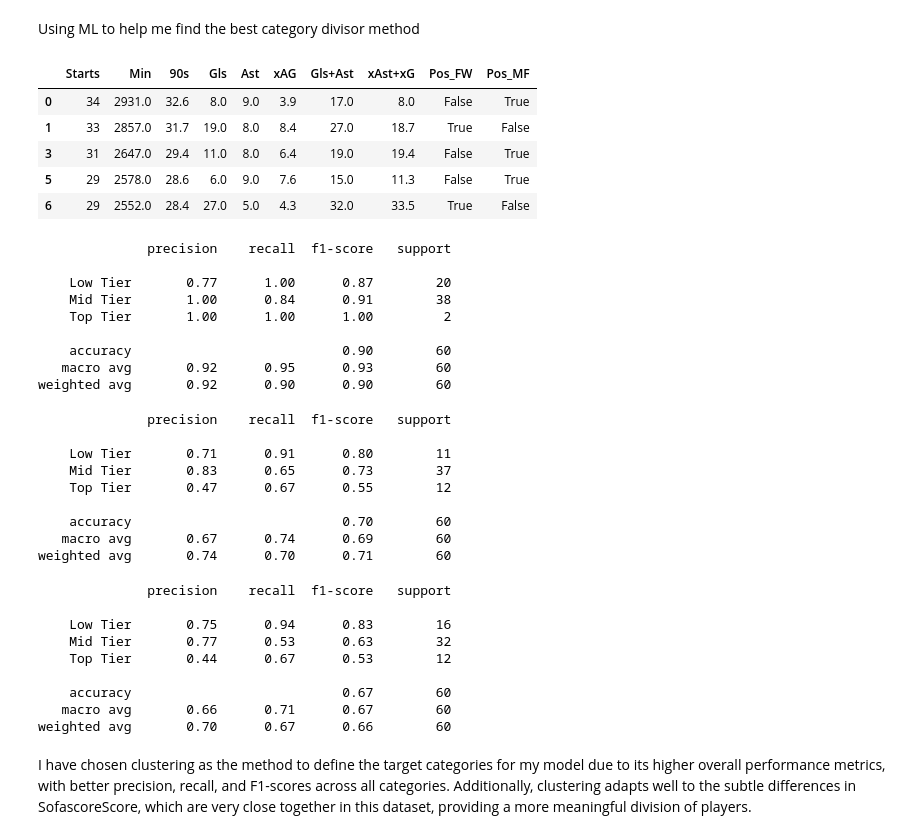
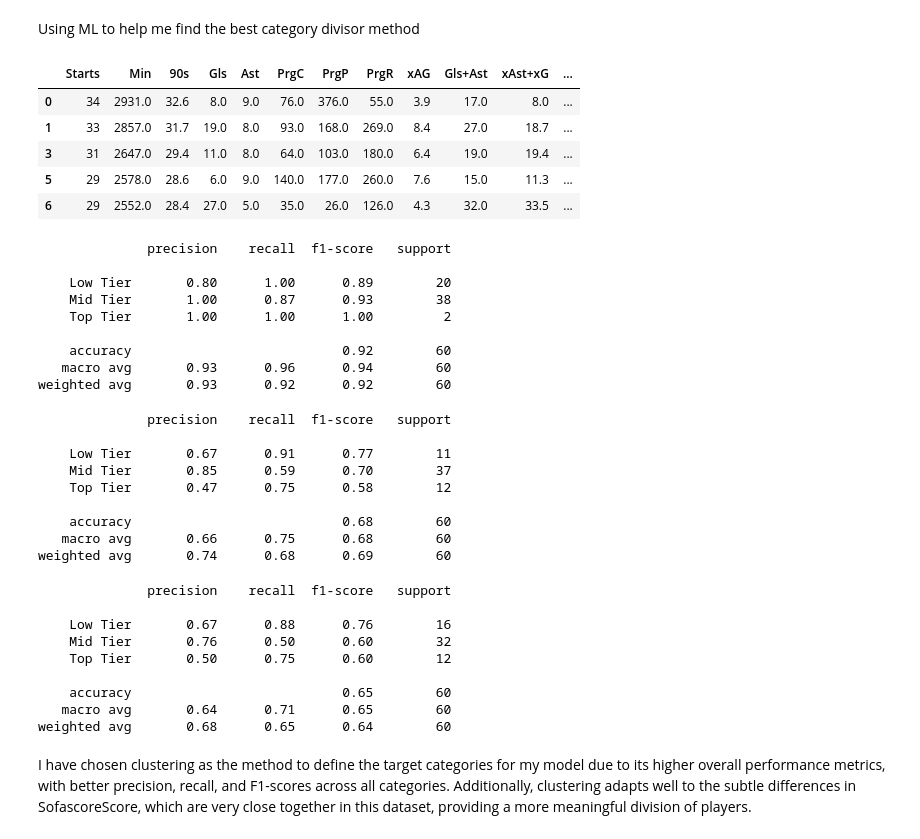
Before and after one commit to jpedrocf/MachineLearningMVP, a Jupyter notebook: PremierLeagueMVP.ipynb, the cells around one changed output. Cells and saved outputs as stored; diff of their text form; code cells hidden in the pictures.

```diff
--- a/PremierLeagueMVP.ipynb
+++ b/PremierLeagueMVP.ipynb
@@ -86,7 +86,7 @@ Index(['Player', 'Nation', 'Pos', 'Age', 'MP', 'Starts', 'Min', '90s', 'Gls',
 # %% [markdown]
 ### Column Selection
 # %%
-players_df = players_df_merged[['Player', 'Nation', 'Team', 'Pos', 'Age', 'Starts', 'Min', '90s', 'Gls', 'Ast', 'CrdY', 'CrdR', 'xG', 'xAG', 'SofascoreScore']]
+players_df = players_df_merged[['Player', 'Nation', 'Team', 'Pos', 'Age', 'Starts', 'Min', '90s', 'Gls', 'Ast', 'CrdY', 'CrdR', 'PrgC', 'PrgP', 'PrgR', 'xG', 'xAG', 'SofascoreScore']]
 # %%
 players_df['Gls+Ast'] = players_df['Gls'] + players_df['Ast']
 players_df['xAst+xG'] = players_df['xAG'] + players_df['xG']
@@ -167,11 +167,15 @@ The players we saw above changed clubs during the 23/24 season, and the player's
 # %%
 # Group by player and sum the specified columns
 
-sum_columns = ['Starts', 'Min', '90s', 'Gls', 'Ast', 'CrdY', 'CrdR', 'xG', 'xAG', 'xAst+xG', 'Gls+Ast']
+sum_columns = ['Starts', 'Min', '90s', 'Gls', 'Ast', 'CrdY', 'CrdR', 'xG', 'xAG', 'xAst+xG', 'Gls+Ast', 'PrgC', 'PrgP', 'PrgR']
 players_df_summed = players_df.copy()
 players_df_summed[sum_columns] = players_df.groupby('Player')[sum_columns].transform('sum')
 
 players_df = players_df_summed
+# %%
+players_df['PrgCPer90'] = players_df['PrgC'] / players_df['90s']
+players_df['PrgPPer90'] = players_df['PrgP'] / players_df['90s']
+players_df['PrgRPer90'] = players_df['PrgR'] / players_df['90s']
 # %%
 def calculate_effectiveness(row):
     if row['Gls+Ast'] == 0 and row['xAst+xG'] == 0:
@@ -258,3 +272,7 @@ dtype: int64
+# %%
+players_df  = players_df.dropna(subset=['PrgPPer90'])
+players_df  = players_df.dropna(subset=['PrgCPer90'])
+players_df  = players_df.dropna(subset=['PrgRPer90'])
 # %%
 # Missingno
 
@@ -570,16 +605,16 @@ Using ML to help me find the best category divisor method
 # %%
 # Creating the Features Dataframe
 
-features_player = players_df_final_encoded.drop(columns=['Player', 'Nation', 'Team', 'SofascoreScore', 'Category Quartile', 'Category Absolute', 'Category Cluster', 'CrdY', 'CrdR', 'Effectiveness', 'Age', 'xG'])
+features_player = players_df_final_encoded.drop(columns=['Player', 'Nation', 'Team', 'SofascoreScore', 'Category Quartile', 'Category Absolute', 'Category Cluster', 'CrdY', 'CrdR', 'Effectiveness', 'Age', 'xG', 'PrgRPer90', 'PrgPPer90', 'PrgCPer90'])
 
 features_player.head()
 # %% [output]
-|  | Starts | Min | 90s | Gls | Ast | xAG | Gls+Ast | xAst+xG | Pos_FW | Pos_MF |
-| 0 | 34 | 2931.0 | 32.6 | 8.0 | 9.0 | 3.9 | 17.0 | 8.0 | False | True |
-| 1 | 33 | 2857.0 | 31.7 | 19.0 | 8.0 | 8.4 | 27.0 | 18.7 | True | False |
-| 3 | 31 | 2647.0 | 29.4 | 11.0 | 8.0 | 6.4 | 19.0 | 19.4 | False | True |
-| 5 | 29 | 2578.0 | 28.6 | 6.0 | 9.0 | 7.6 | 15.0 | 11.3 | False | True |
-| 6 | 29 | 2552.0 | 28.4 | 27.0 | 5.0 | 4.3 | 32.0 | 33.5 | True | False |
+|  | Starts | Min | 90s | Gls | Ast | PrgC | PrgP | PrgR | xAG | Gls+Ast | xAst+xG | ... |
+| 0 | 34 | 2931.0 | 32.6 | 8.0 | 9.0 | 76.0 | 376.0 | 55.0 | 3.9 | 17.0 | 8.0 | ... |
+| 1 | 33 | 2857.0 | 31.7 | 19.0 | 8.0 | 93.0 | 168.0 | 269.0 | 8.4 | 27.0 | 18.7 | ... |
+| 3 | 31 | 2647.0 | 29.4 | 11.0 | 8.0 | 64.0 | 103.0 | 180.0 | 6.4 | 19.0 | 19.4 | ... |
+| 5 | 29 | 2578.0 | 28.6 | 6.0 | 9.0 | 140.0 | 177.0 | 260.0 | 7.6 | 15.0 | 11.3 | ... |
+| 6 | 29 | 2552.0 | 28.4 | 27.0 | 5.0 | 35.0 | 26.0 | 126.0 | 4.3 | 32.0 | 33.5 | ... |
 # %%
 # Features and Target
 
@@ -604,13 +639,13 @@ print(classification_report(y_test, y_pred))
 # %% [output]
               precision    recall  f1-score   support
 
-    Low Tier       0.77      1.00      0.87        20
-    Mid Tier       1.00      0.84      0.91        38
+    Low Tier       0.80      1.00      0.89        20
+    Mid Tier       1.00      0.87      0.93        38
     Top Tier       1.00      1.00      1.00         2
 
-    accuracy                           0.90        60
-   macro avg       0.92      0.95      0.93        60
-weighted avg       0.92      0.90      0.90        60
+    accuracy                           0.92        60
+   macro avg       0.93      0.96      0.94        60
+weighted avg       0.93      0.92      0.92        60
 # %%
 # Quartile Test
 
@@ -625,13 +660,13 @@ print(classification_report(y_test, y_pred))
 # %% [output]
               precision    recall  f1-score   support
 
-    Low Tier       0.71      0.91      0.80        11
-    Mid Tier       0.83      0.65      0.73        37
-    Top Tier       0.47      0.67      0.55        12
+    Low Tier       0.67      0.91      0.77        11
+    Mid Tier       0.85      0.59      0.70        37
+    Top Tier       0.47      0.75      0.58        12
 
-    accuracy                           0.70        60
-   macro avg       0.67      0.74      0.69        60
-weighted avg       0.74      0.70      0.71        60
+    accuracy                           0.68        60
+   macro avg       0.66      0.75      0.68        60
+weighted avg       0.74      0.68      0.69        60
 # %%
 # Absolute Test
 
@@ -646,13 +681,13 @@ print(classification_report(y_test, y_pred))
 # %% [output]
               precision    recall  f1-score   support
 
-    Low Tier       0.75      0.94      0.83        16
-    Mid Tier       0.77      0.53      0.63        32
-    Top Tier       0.44      0.67      0.53        12
+    Low Tier       0.67      0.88      0.76        16
+    Mid Tier       0.76      0.50      0.60        32
+    Top Tier       0.50      0.75      0.60        12
 
-    accuracy                           0.67        60
-   macro avg       0.66      0.71      0.67        60
-weighted avg       0.70      0.67      0.66        60
+    accuracy                           0.65        60
+   macro avg       0.64      0.71      0.65        60
+weighted avg       0.68      0.65      0.64        60
 # %% [markdown]
 I have chosen clustering as the method to define the target categories for my model due to its higher overall performance metrics, with better precision, recall, and F1-scores across all categories. Additionally, clustering adapts well to the subtle differences in SofascoreScore, which are very close together in this dataset, providing a more meaningful division of players.
 # %%
```
Also changed, not shown: parts of 43 cells of this notebook.
